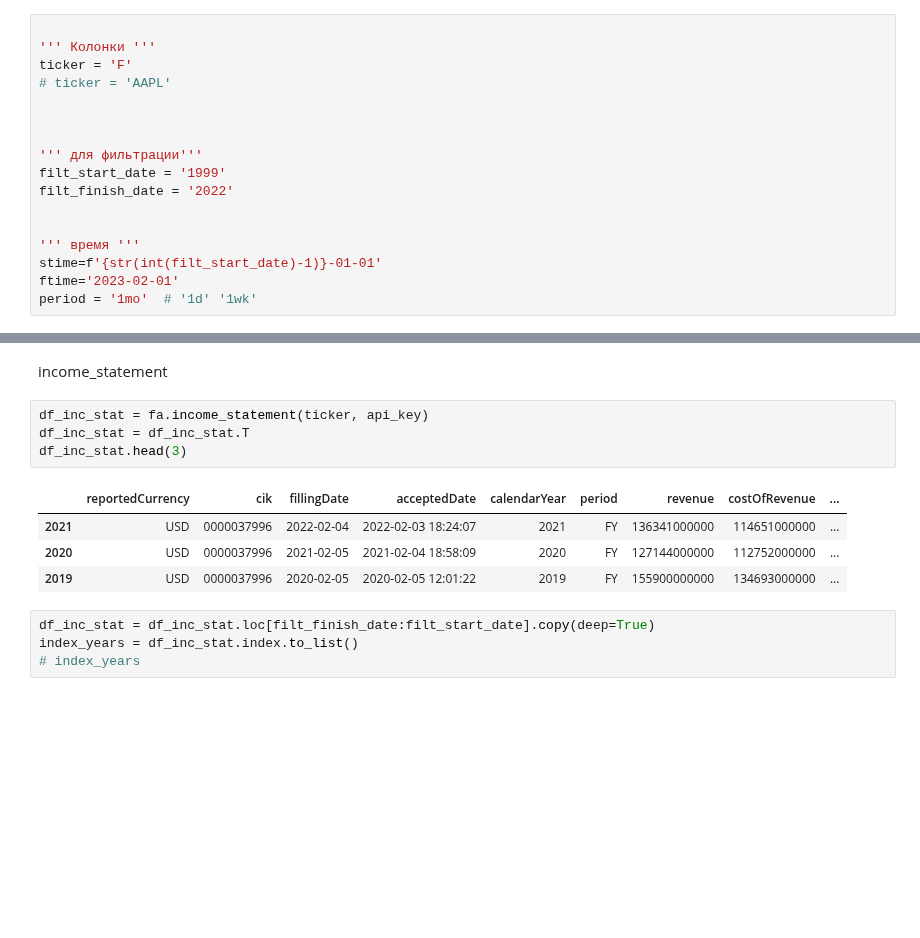
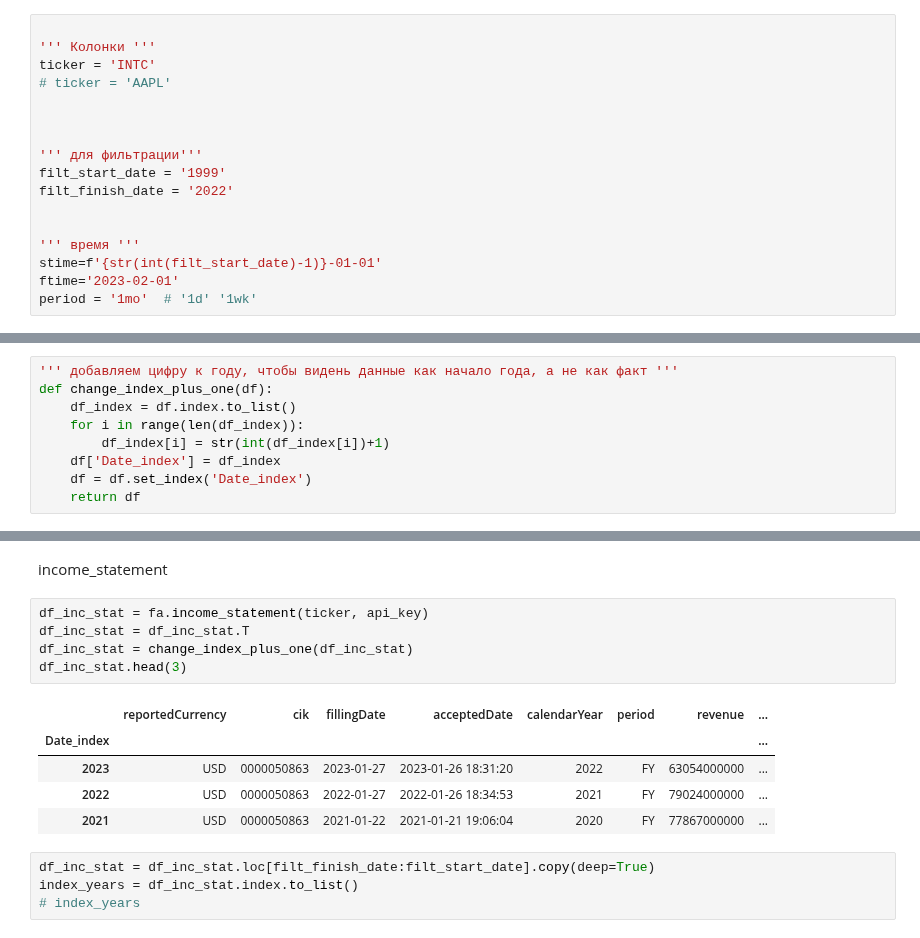
Before and after one commit to ChapnesAl/Tinkoff_Investment, a Jupyter notebook: lessons_and_tests/find_strs/fundamential/fa_module.ipynb, the cells around one changed output, grey strips where cells are left out. Cells and saved outputs as stored; diff of their text form; blank space fills up the shorter version.

```diff
--- a/lessons_and_tests/find_strs/fundamential/fa_module.ipynb
+++ b/lessons_and_tests/find_strs/fundamential/fa_module.ipynb
@@ -21,7 +21,7 @@ data
 # %%
 
 ''' Колонки '''
-ticker = 'F'
+ticker = 'INTC'
 # ticker = 'AAPL'
 
 
@@ -75,6 +76,15 @@ df.head(3)
 | 1998-01-01 | 8.822250 |
 | 1998-02-01 | 9.867580 |
 | 1998-03-01 | 11.306831 |
+# %%
+''' добавляем цифру к году, чтобы видень данные как начало года, а не как факт '''
+def change_index_plus_one(df):
+    df_index = df.index.to_list()
+    for i in range(len(df_index)):
+        df_index[i] = str(int(df_index[i])+1)
+    df['Date_index'] = df_index
+    df = df.set_index('Date_index')
+    return df
 # %% [markdown]
 key_metrics
 # %%
@@ -137,12 +149,14 @@ income_statement
 # %%
 df_inc_stat = fa.income_statement(ticker, api_key)
 df_inc_stat = df_inc_stat.T
+df_inc_stat = change_index_plus_one(df_inc_stat)
 df_inc_stat.head(3)
 # %% [output]
-|  | reportedCurrency | cik | fillingDate | acceptedDate | calendarYear | period | revenue | costOfRevenue | ... |
-| 2021 | USD | 0000037996 | 2022-02-04 | 2022-02-03 18:24:07 | 2021 | FY | 136341000000 | 114651000000 | ... |
-| 2020 | USD | 0000037996 | 2021-02-05 | 2021-02-04 18:58:09 | 2020 | FY | 127144000000 | 112752000000 | ... |
-| 2019 | USD | 0000037996 | 2020-02-05 | 2020-02-05 12:01:22 | 2019 | FY | 155900000000 | 134693000000 | ... |
+|  | reportedCurrency | cik | fillingDate | acceptedDate | calendarYear | period | revenue | ... |
+| Date_index |  |  |  |  |  |  |  | ... |
+| 2023 | USD | 0000050863 | 2023-01-27 | 2023-01-26 18:31:20 | 2022 | FY | 63054000000 | ... |
+| 2022 | USD | 0000050863 | 2022-01-27 | 2022-01-26 18:34:53 | 2021 | FY | 79024000000 | ... |
+| 2021 | USD | 0000050863 | 2021-01-22 | 2021-01-21 19:06:04 | 2020 | FY | 77867000000 | ... |
 # %%
 df_inc_stat = df_inc_stat.loc[filt_finish_date:filt_start_date].copy(deep=True)
 index_years = df_inc_stat.index.to_list()
```
Also changed, not shown: parts of 3 cells of this notebook, 3 other files.
